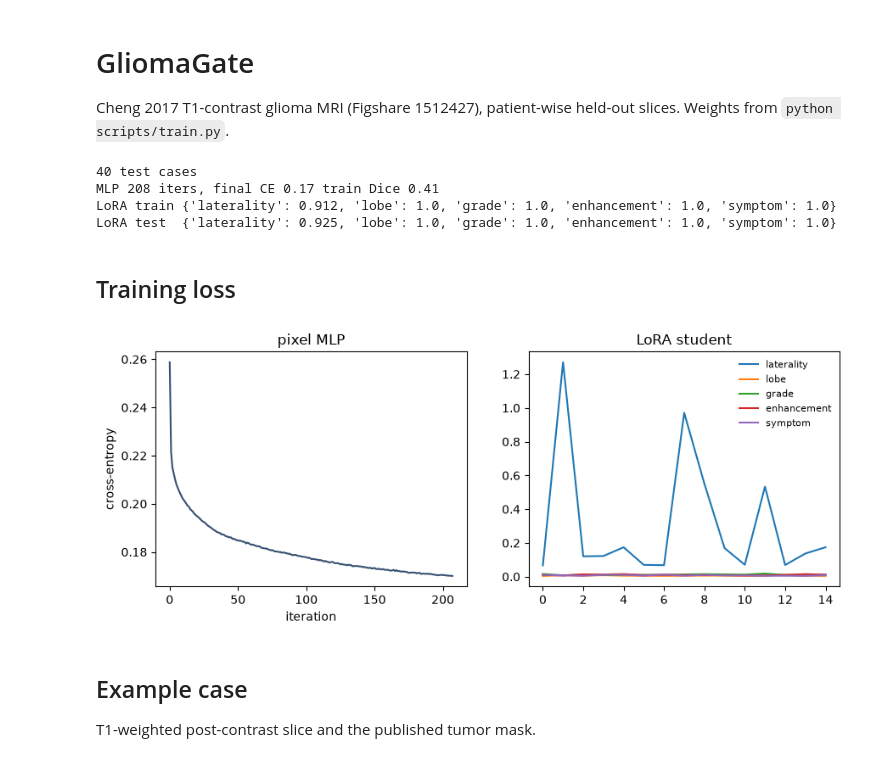
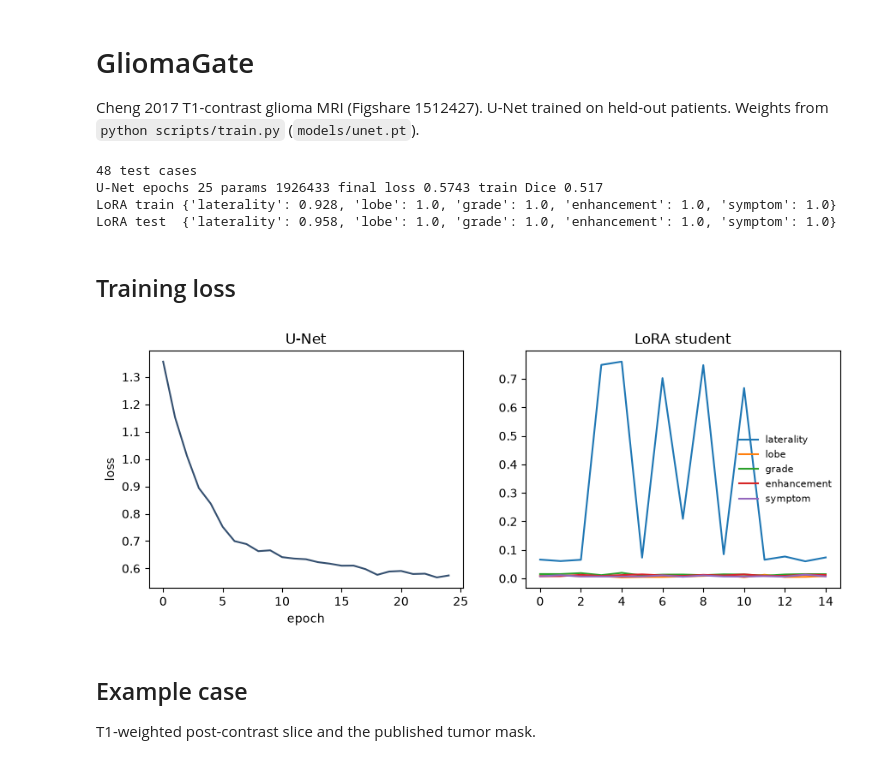
Before and after one commit to ParisaRostaami/gliomagate, a Jupyter notebook: notebooks/gliomagate_results.ipynb, the cells around one changed output. Saved outputs shown, nothing was run; the diff lists cells and outputs as text; code cells hidden in the pictures.

```diff
--- a/notebooks/gliomagate_results.ipynb
+++ b/notebooks/gliomagate_results.ipynb
@@ -1,8 +1,8 @@
 # %% [markdown]
 # GliomaGate
 
-Cheng 2017 T1-contrast glioma MRI (Figshare 1512427), patient-wise held-out slices.
-Weights from `python scripts/train.py`.
+Cheng 2017 T1-contrast glioma MRI (Figshare 1512427). U-Net trained on held-out patients.
+Weights from `python scripts/train.py` (`models/unet.pt`).
 # %%
 from pathlib import Path
 import json, sys, time
@@ -12,7 +12,7 @@ import matplotlib.pyplot as plt
 ROOT = Path.cwd() if (Path.cwd() / 'app').exists() else Path.cwd().parent
 sys.path.insert(0, str(ROOT))
 
-from app.segment import load_segmenter, predict_mask_mlp, mean_tumor_dice, image_findings
+from app.segment import load_predictor, predict_mask, mean_tumor_dice, image_findings
 from app.lora_extract import load_lora, extract
 from app.rag import GuidelineIndex
 from app.ground import assemble_ledger
@@ -22,7 +22,7 @@ from app.eval_harness import run_harness
 
 MODELS = ROOT / 'models'
 TEST = ROOT / 'data' / 'test'
-mlp, _ = load_segmenter(MODELS / 'segmenter.joblib')
+mlp = load_predictor(MODELS)
 lora = load_lora(MODELS)
 cases = []
 for meta in load_manifest(TEST):
@@ -33,30 +33,33 @@ for meta in load_manifest(TEST):
     cases.append(rec)
 log = json.loads((MODELS / 'train_log.json').read_text())
 print(len(cases), 'test cases')
-print('MLP', log['segmenter']['n_iter'], 'iters, final CE', round(log['segmenter']['final_loss'], 4),
+print(log['segmenter'].get('name', 'segmenter'),
+      'epochs', log['segmenter'].get('epochs') or log['segmenter'].get('n_iter'),
+      'params', log['segmenter'].get('params'),
+      'final loss', round(float(log['segmenter'].get('final_loss', log['segmenter']['loss_curve'][-1])), 4),
       'train Dice', round(log['segmenter']['train_dice'], 3))
 print('LoRA train', {k: round(v, 3) for k, v in log['lora']['train_field_acc'].items()})
 print('LoRA test ', {k: round(v, 3) for k, v in log['lora']['test_field_acc'].items()})
 # %% [output]
-40 test cases
-MLP 208 iters, final CE 0.17 train Dice 0.41
-LoRA train {'laterality': 0.912, 'lobe': 1.0, 'grade': 1.0, 'enhancement': 1.0, 'symptom': 1.0}
-LoRA test  {'laterality': 0.925, 'lobe': 1.0, 'grade': 1.0, 'enhancement': 1.0, 'symptom': 1.0}
+48 test cases
+U-Net epochs 25 params 1926433 final loss 0.5743 train Dice 0.517
+LoRA train {'laterality': 0.928, 'lobe': 1.0, 'grade': 1.0, 'enhancement': 1.0, 'symptom': 1.0}
+LoRA test  {'laterality': 0.958, 'lobe': 1.0, 'grade': 1.0, 'enhancement': 1.0, 'symptom': 1.0}
 # %% [markdown]
 ## Training loss
 # %%
 fig, axes = plt.subplots(1, 2, figsize=(10.4, 3.6))
 axes[0].plot(log['segmenter']['loss_curve'], color='#355070')
-axes[0].set_title('pixel MLP')
-axes[0].set_xlabel('iteration')
-axes[0].set_ylabel('cross-entropy')
+axes[0].set_title(log['segmenter'].get('name', 'U-Net'))
+axes[0].set_xlabel('epoch')
+axes[0].set_ylabel('loss')
 for field, curve in log['lora']['loss_curves'].items():
     axes[1].plot(curve, label=field)
 axes[1].set_title('LoRA student')
 axes[1].legend(frameon=False, fontsize=8)
 plt.show()
 # %% [output]
-[figure, old version]
+[figure, new version]
 # %% [markdown]
 ## Example case
 
```
Also changed, not shown: parts of 5 cells of this notebook, 39 other files.
